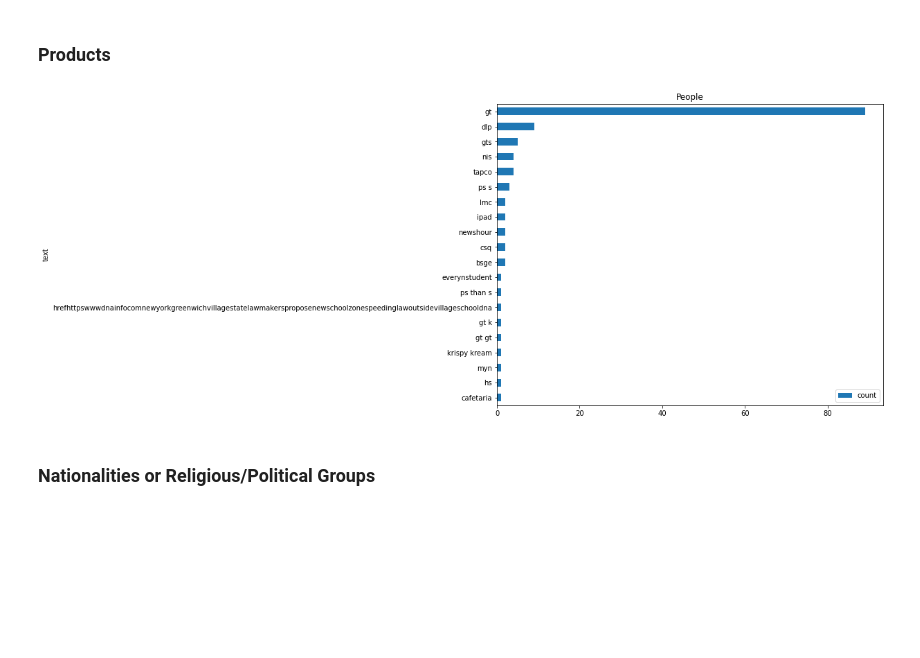
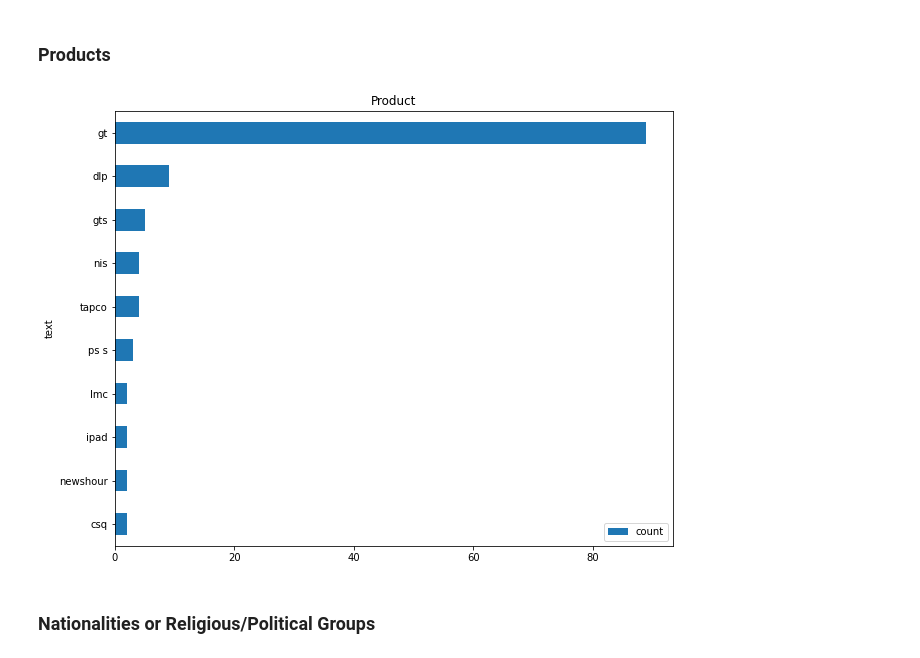
Before and after one commit to kevinmacmat/measuring_community_school_satisfaction, a Jupyter notebook: text_preprocess_eda.ipynb, the cells around one changed output. Drawn from its saved outputs; the diff is of its cells as text; code cells hidden in the pictures; blank space fills up the shorter version.

```diff
--- a/text_preprocess_eda.ipynb
+++ b/text_preprocess_eda.ipynb
@@ -1,5 +1,6 @@
 # %%
 import matplotlib.pyplot as plt
+import seaborn as sns
 from project_functions import *
 import numpy as np
 import pandas as pd
@@ -7,13 +8,14 @@ import spacy
 import textacy
 from collections import Counter
 from spacy.lang.en.stop_words import STOP_WORDS
+sns.set_style()
 %matplotlib inline
 # %% [markdown]
 ---
 # %% [markdown]
 ### Load dataframe and Spacy pipeline
 # %%
-df = pd.read_csv('sqr_comments_sentiment.csv')
+df = pd.read_csv('/csv/sqr_comments_sentiment.csv')
 # %%
 # Instantiate Spacy's english language pipeline
 # Override max length due to large length of characters in documents. Causes large memory usage.
@@ -236,12 +256,12 @@ for ent in tokens.ents:
     if ent.label_ == 'PRODUCT':
         product_list.append(ent.text)
 
-product_counts = Counter(product_list).most_common(20)
+product_counts = Counter(product_list).most_common(10)
 df_product = pd.DataFrame(product_counts, columns =['text', 'count'])
 # %%
-df_product.plot.barh(x='text', y='count', title="People", figsize=(10,8)).invert_yaxis()
+df_product.plot.barh(x='text', y='count', title="Product", figsize=(10,8)).invert_yaxis()
 # %% [output]
-[figure, old version]
+[figure, new version]
 # %% [markdown]
 ### Nationalities or Religious/Political Groups
 # %% [markdown]
```
Also changed, not shown: parts of 13 cells of this notebook, 30 other files.
